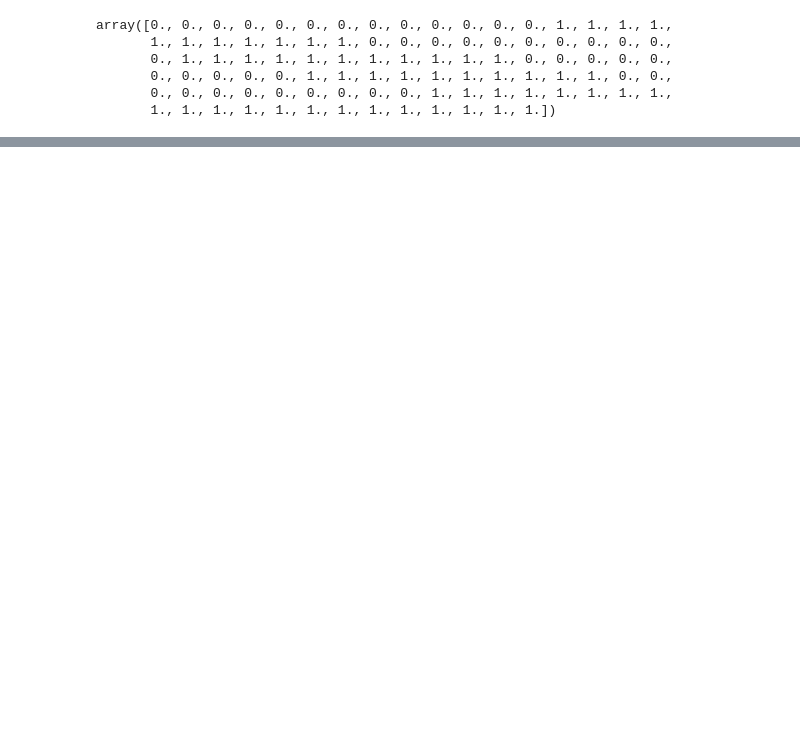
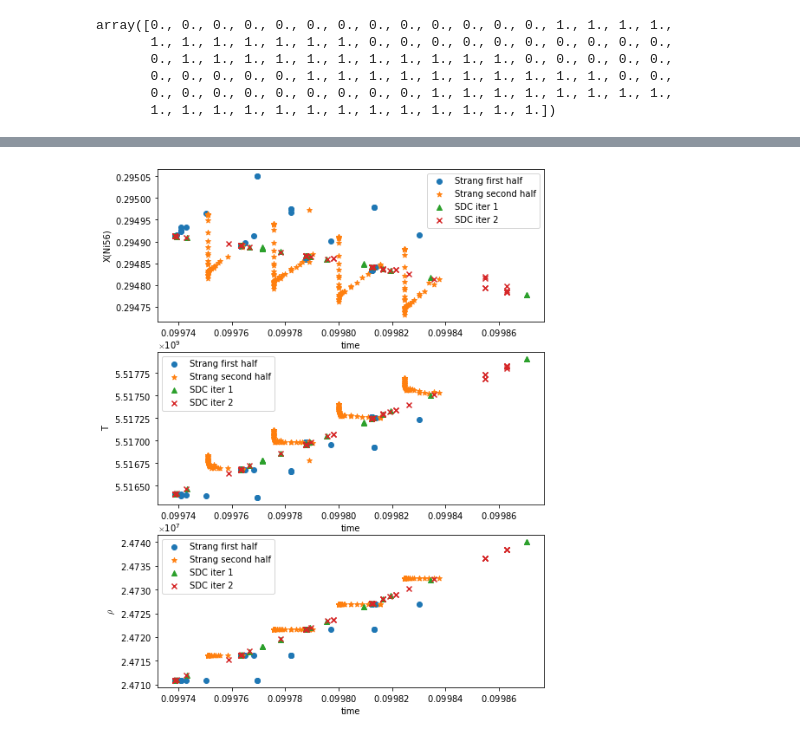
Before and after one commit to sbu-cafe/papers, a Jupyter notebook: simplified_sdc_intro/data/nonaka_plot/nonaka_plot.ipynb, the cells around one changed output, grey strips where cells are left out. Saved outputs shown, nothing was run; the diff lists cells and outputs as text; code cells hidden in the pictures; blank space fills up the shorter version.

```diff
--- a/simplified_sdc_intro/data/nonaka_plot/nonaka_plot.ipynb
+++ b/simplified_sdc_intro/data/nonaka_plot/nonaka_plot.ipynb
@@ -81,0 +64,5 @@ fig.savefig("sdc_compare.png", dpi=100)
+# %%
+fig.set_size_inches((8, 11))
+fig
+# %% [output]
+[figure, added]
```
Also changed, not shown: parts of 11 cells of this notebook, 9 other files.
